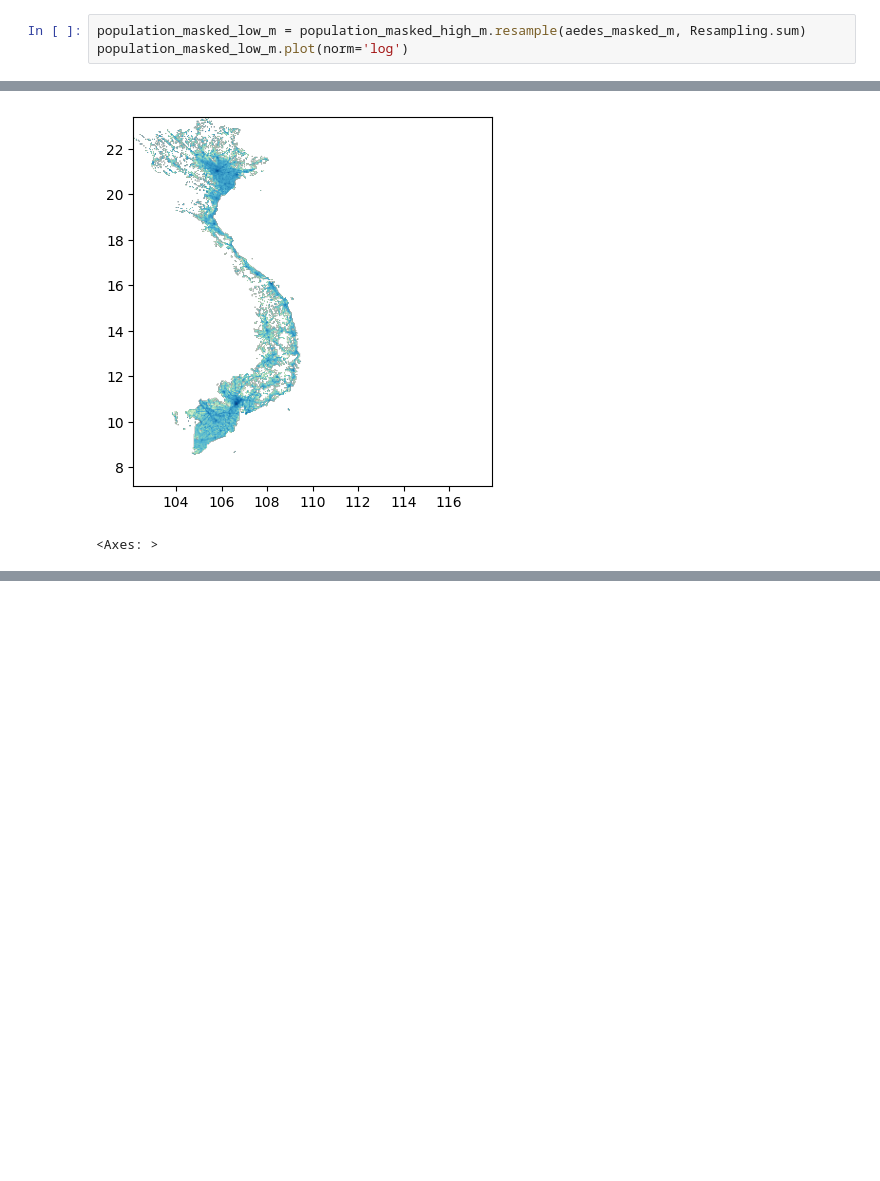
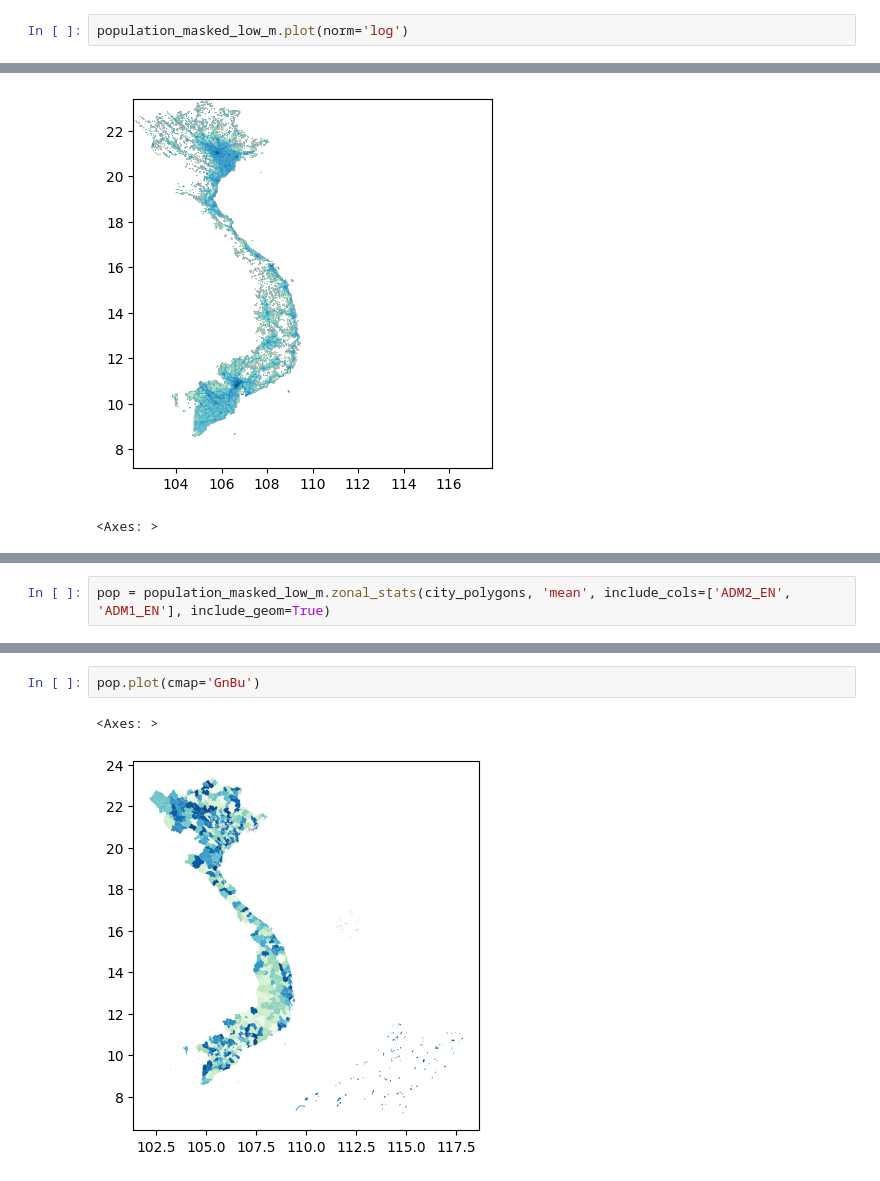
Before and after one commit to kraemer-lab/geoglue, a Jupyter notebook: agg.ipynb, the cells around one changed output, grey strips where cells are left out. Saved outputs shown, nothing was run; the diff lists cells and outputs as text; blank space fills up the shorter version.

```diff
--- a/agg.ipynb
+++ b/agg.ipynb
@@ -104,5 +79,4 @@ rasterio.plot.show(population_masked_low, cmap='GnBu', norm='log', transform=aed
 # %%
-population_masked_low_m = population_masked_high_m.resample(aedes_masked_m, Resampling.sum)
 population_masked_low_m.plot(norm='log')
 # %% [output]
 Resampling using: 13
@@ -116,0 +128,2 @@ OLD SUMS (low/high): 97411256.0 97411280.0
+# %%
+pop = population_masked_low_m.zonal_stats(city_polygons, 'mean', include_cols=['ADM2_EN', 'ADM1_EN'], include_geom=True)
@@ -116,0 +150,5 @@ OLD SUMS (low/high): 97411256.0 97411280.0
+# %%
+pop.plot(cmap='GnBu')
+# %% [output]
+<Axes: >
+[figure, added]
```
Also changed, not shown: parts of 12 cells of this notebook, 6 other files.
